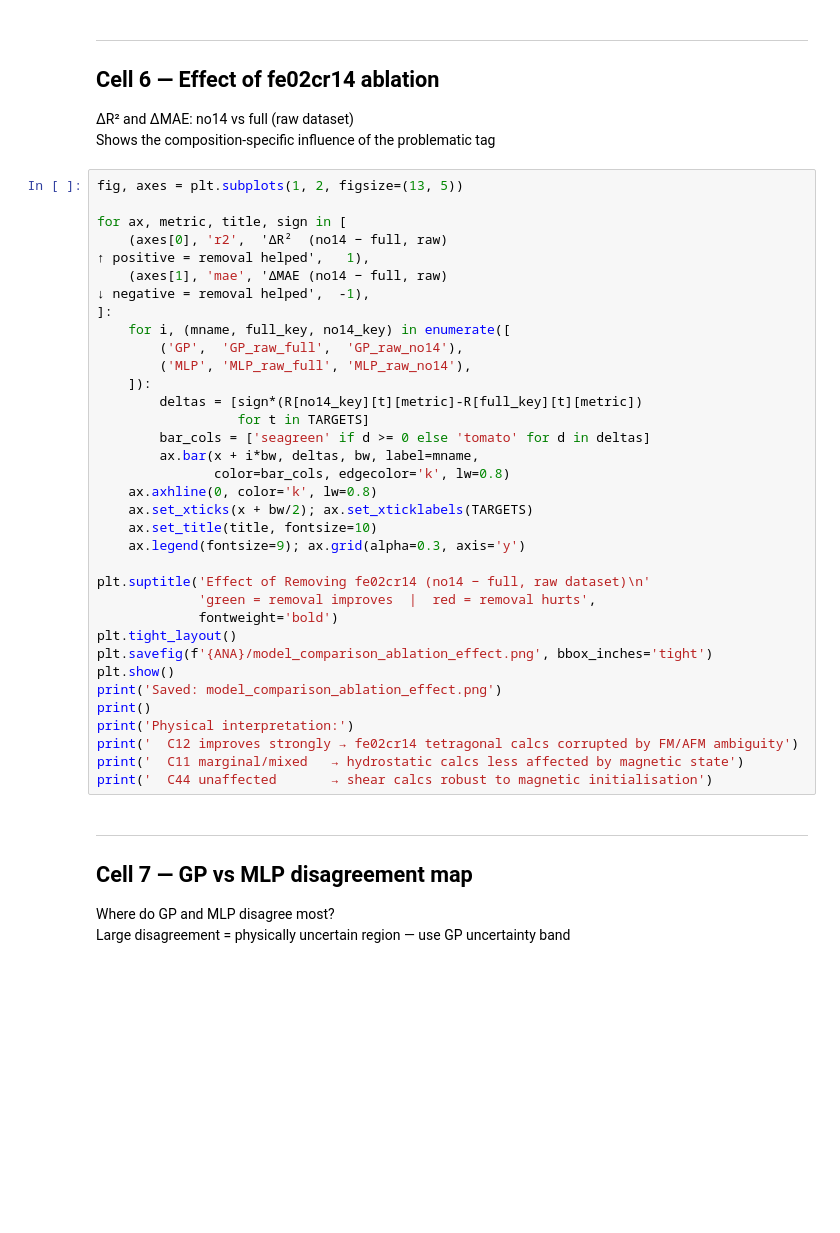
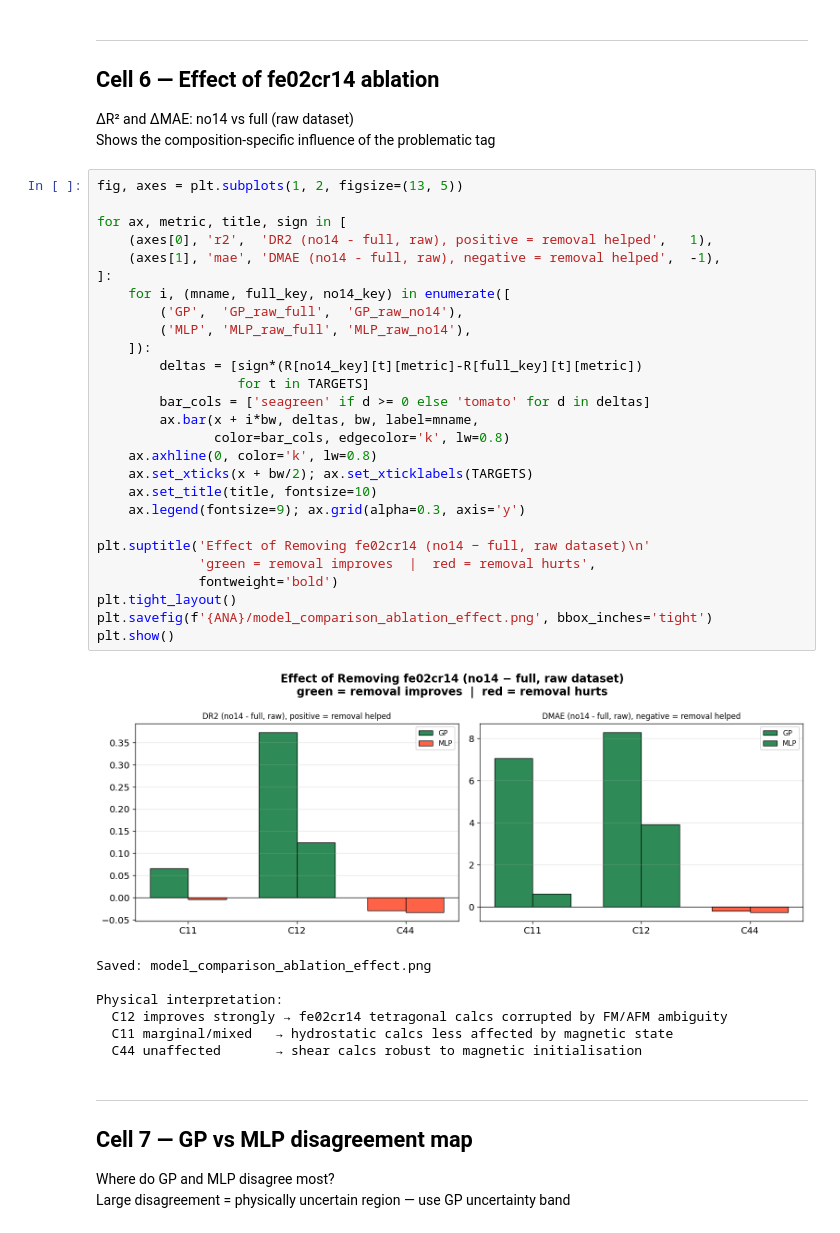
Before and after one commit to submerged-in-matrix/fe-cr_cu-ni_DFT, a Jupyter notebook: ml/04_model_comparison.ipynb, the cells around one changed output. Cells and saved outputs as stored; diff of their text form; blank space fills up the shorter version.

```diff
--- a/ml/04_model_comparison.ipynb
+++ b/ml/04_model_comparison.ipynb
@@ -364,38 +367,38 @@ Shows the composition-specific influence of the problematic tag
 # %%
 fig, axes = plt.subplots(1, 2, figsize=(13, 5))
 
 for ax, metric, title, sign in [
-    (axes[0], 'r2',  'ΔR²  (no14 − full, raw)
-↑ positive = removal helped',   1),
-    (axes[1], 'mae', 'ΔMAE (no14 − full, raw)
-↓ negative = removal helped',  -1),
+    (axes[0], 'r2',  'DR2 (no14 - full, raw), positive = removal helped',   1),
+    (axes[1], 'mae', 'DMAE (no14 - full, raw), negative = removal helped',  -1),
 ]:
     for i, (mname, full_key, no14_key) in enumerate([
         ('GP',  'GP_raw_full',  'GP_raw_no14'),
         ('MLP', 'MLP_raw_full', 'MLP_raw_no14'),
     ]):
         deltas = [sign*(R[no14_key][t][metric]-R[full_key][t][metric])
                   for t in TARGETS]
         bar_cols = ['seagreen' if d >= 0 else 'tomato' for d in deltas]
         ax.bar(x + i*bw, deltas, bw, label=mname,
                color=bar_cols, edgecolor='k', lw=0.8)
     ax.axhline(0, color='k', lw=0.8)
     ax.set_xticks(x + bw/2); ax.set_xticklabels(TARGETS)
     ax.set_title(title, fontsize=10)
     ax.legend(fontsize=9); ax.grid(alpha=0.3, axis='y')
 
 plt.suptitle('Effect of Removing fe02cr14 (no14 − full, raw dataset)\n'
              'green = removal improves  |  red = removal hurts',
              fontweight='bold')
 plt.tight_layout()
 plt.savefig(f'{ANA}/model_comparison_ablation_effect.png', bbox_inches='tight')
 plt.show()
-print('Saved: model_comparison_ablation_effect.png')
-print()
-print('Physical interpretation:')
-print('  C12 improves strongly → fe02cr14 tetragonal calcs corrupted by FM/AFM ambiguity')
-print('  C11 marginal/mixed   → hydrostatic calcs less affected by magnetic state')
-print('  C44 unaffected       → shear calcs robust to magnetic initialisation')
+# %% [output]
+[figure, added]
+Saved: model_comparison_ablation_effect.png
+
+Physical interpretation:
+  C12 improves strongly → fe02cr14 tetragonal calcs corrupted by FM/AFM ambiguity
+  C11 marginal/mixed   → hydrostatic calcs less affected by magnetic state
+  C44 unaffected       → shear calcs robust to magnetic initialisation
 # %% [markdown]
 ---
 ## Cell 7 — GP vs MLP disagreement map
```
Also changed, not shown: parts of 7 cells of this notebook.
